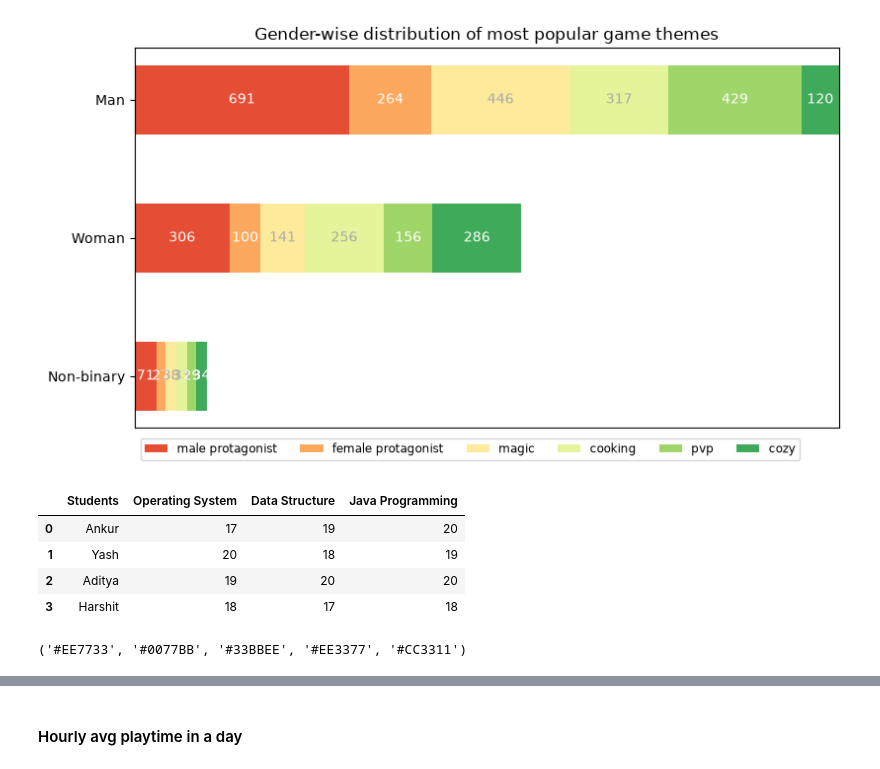
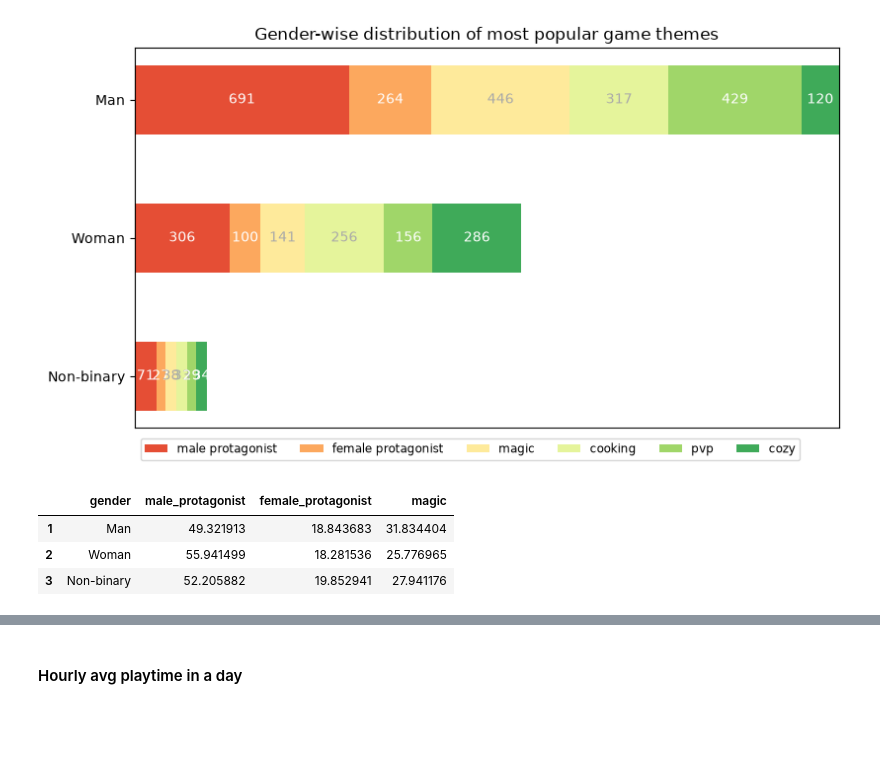
Before and after one commit to jinalpawar/Open_Play_Analysis, a Jupyter notebook: backup.ipynb, the cells around one changed output, grey strips where cells are left out. Drawn from its saved outputs; the diff is of its cells as text; code cells hidden in the pictures; blank space fills up the shorter version.

Commit message:
Change directory structure and improve final presentation

```diff
--- a/backup.ipynb
+++ b/backup.ipynb
@@ -194,7 +194,7 @@ plt.show()
 # %% [output]
 [figure]
 # %%
-gaming_logs = pd.read_csv("gaming_logs.csv", parse_dates=["session_start", "session_end"])
+gaming_logs = pd.read_csv("digital-wellbeing-open-play-eb0a68c/data/processed/gaming_logs.csv", parse_dates=["session_start", "session_end"])
 users_with_data = pd.read_csv("users_with_data.csv", parse_dates=["date"])
 # %%
 # grouped playtime for all players who answered in survey
@@ -432,45 +432,21 @@ ax.set_title("Gender-wise distribution of most popular game themes")
 plt.show()
 # %% [output]
 [figure]
-# %%
-# lists for both categories
-# data to list = {"y" : y_list,
-# item_of_x = [values]}
-
-Students = ['Ankur', 'Yash', 'Aditya', 'Harshit']
-Subjects = ['Operating System', 'Data Structure','Java Programming']
-# Initialize data to lists.
-data = {'Students': Students,
-        'Operating System': [17, 20, 19, 18],
-        'Data Structure': [19, 18, 20, 17],
-        'Java Programming': [20, 19, 20, 18]}
-df = pd.DataFrame(data)
-fig.hbar_stack(Subjects,
-               y='Students',
-               source=ColumnDataSource(df),
-        #        color=cols,
-               height=0.5,
-               legend_label=Subjects)
-
-df
-# %% [output]
-|  | Students | Operating System | Data Structure | Java Programming |
-| 0 | Ankur | 17 | 19 | 20 |
-| 1 | Yash | 20 | 18 | 19 |
-| 2 | Aditya | 19 | 20 | 20 |
-| 3 | Harshit | 18 | 17 | 18 |
 # %%
 gender_keyword_wo_0_3 = gender_keyword_wo_0.iloc[:,:4]
 
 gender_keyword_wo_0_3["sum"] = gender_keyword_wo_0_3.iloc[:, 1:4].cumsum(axis=1).iloc[:, -1].values
-gender_keyword_wo_0_3["male protagonist"] = gender_keyword_wo_0_3["male protagonist"]/gender_keyword_wo_0_3["sum"]
-gender_keyword_wo_0_3["female protagonist"] = gender_keyword_wo_0_3["female protagonist"]/gender_keyword_wo_0_3["sum"]
-gender_keyword_wo_0_3["magic"] = gender_keyword_wo_0_3["magic"]/gender_keyword_wo_0_3["sum"]
+gender_keyword_wo_0_3["male protagonist"] = gender_keyword_wo_0_3["male protagonist"]/gender_keyword_wo_0_3["sum"] * 100
+gender_keyword_wo_0_3["female protagonist"] = gender_keyword_wo_0_3["female protagonist"]/gender_keyword_wo_0_3["sum"] * 100
+gender_keyword_wo_0_3["magic"] = gender_keyword_wo_0_3["magic"]/gender_keyword_wo_0_3["sum"] * 100
 gender_keyword_wo_0_3.drop(columns=["sum"], inplace=True)
+gender_keyword_wo_0_3.rename(columns={
+    "male protagonist" : "male_protagonist",
+    "female protagonist" : "female_protagonist"}, inplace=True)
+gender_keyword_wo_0_3.to_csv("keywords_gender.csv", index=False)
 gender_keyword_wo_0_3
-
-gender_keyword_wo_0_3.to_csv("keywords_gender.csv", index=False)
+# %% [output]
+|  | gender | male_protagonist | female_protagonist | magic |
+| 1 | Man | 49.321913 | 18.843683 | 31.834404 |
+| 2 | Woman | 55.941499 | 18.281536 | 25.776965 |
+| 3 | Non-binary | 52.205882 | 19.852941 | 27.941176 |
-# %%
-Colorblind_Vibrant = ["#ee3377", "#0072b2", "#33bbee", "#fff563", "#009e73", "#2F2F2F", "#f8f4c7"]
-# %% [output]
-('#EE7733', '#0077BB', '#33BBEE', '#EE3377', '#CC3311')
```
Also changed, not shown: parts of 2 cells of this notebook, 14 other files.
